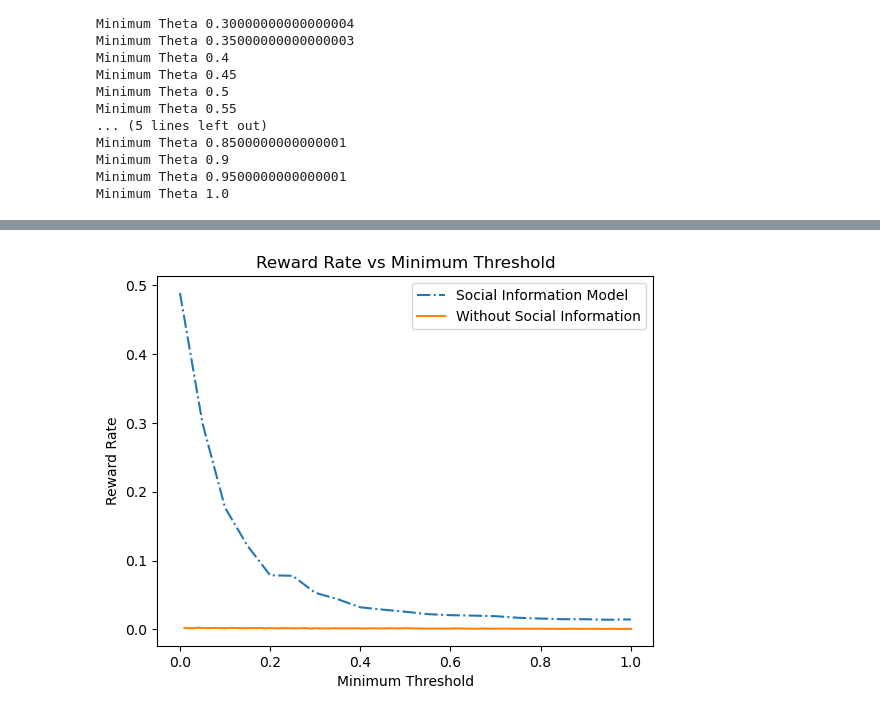
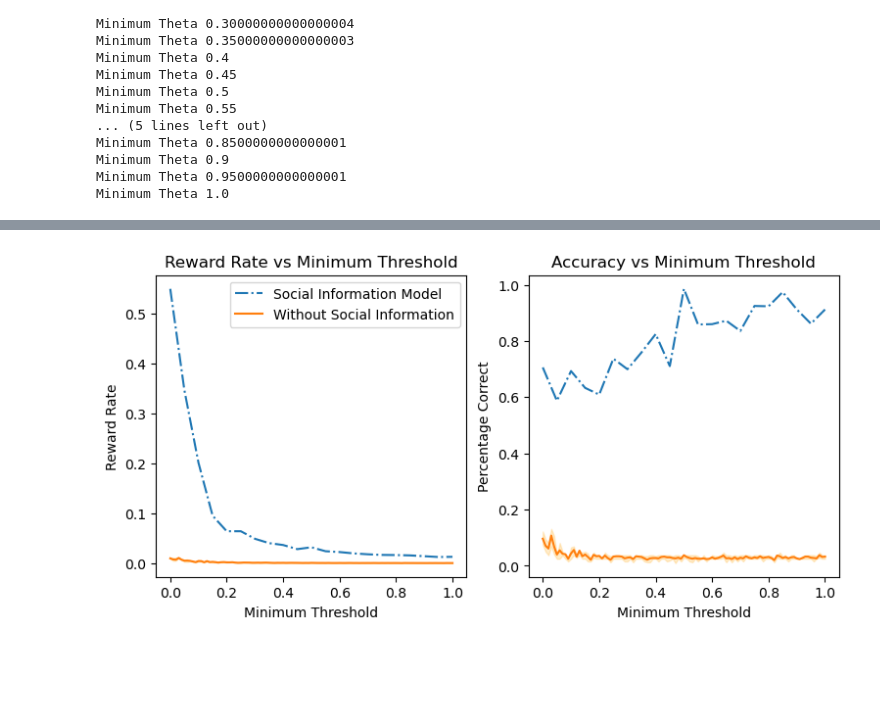
Before and after one commit to fcseidl/social-net-consensus, a Jupyter notebook: LCMValidation.ipynb, the cells around one changed output, grey strips where cells are left out. Saved outputs shown, nothing was run; the diff lists cells and outputs as text; code cells hidden in the pictures; blank space fills up the shorter version.

Commit message:
Add files via upload
Final Sims and stuff

```diff
--- a/LCMValidation.ipynb
+++ b/LCMValidation.ipynb
@@ -242,7 +249,7 @@ def ModelFeatures2(yvals,Adj,fk,k,pk,th,num):
             fkick = np.zeros(num)
 
         tn = sum(Adj[:,j])
-        stuff += [[B@th/count if count != 0 else 0,Adj[:,j]@diff,C@th/tn,k@Adj[:,j],min(th)]]
+        stuff += [[(B@th/count) if count != 0 else 0,Adj[:,j]@diff,(C@th/tn) if tn != 0 else 0,k@Adj[:,j],min(th)]]
     return stuff
 
 def RR(yvec,correct,tstop): #Calculating the reward rate of the given population (accuracy/total time to decide)
@@ -314,22 +370,30 @@ logreg = SocialLC(df,['Aggregate','NewDecision','AggregateTot','TotDec','THMin']
 # %%
 rewards = []
+r25 = []
+r75 = []
 accuracy = []
+acc25 = []
+acc75 = []
 Xtest = []
 ytest = []
 for i in np.arange(0,1.01,0.05):
-    thresh = np.array([np.random.uniform(i,0.9) for j in range(n)])
+    thresh = np.array([np.random.uniform(i,1) for j in range(n)])
     rr = []
     acc = []
     for _ in range(100):
         true = np.random.choice([-1,1])
-        training5,ysim5,tstop5 = sim(np.zeros((100, int(1/0.001))),A,thresh,true,10,100,1,0.001,ModelFeatures2,True,80,1000,model = logreg)
+        training5,ysim5,tstop5 = sim(np.zeros((100, int(1/0.001))),A,thresh,true,100,1,0.001,ModelFeatures2,80,True,1000,model = logreg)
         Xtest += [training5]
         ytest += [len(training5)*[true]]
         acc += [list(ysim5[:,tstop5]).count(true)/len(ysim5)]
         rr += [RR(ysim5[:,tstop5],true,tstop5)]
         #print(f'Minimum Theta {i}, sim accuracy: {list(ysim5[:,tstop5]).count(true)/len(ysim5)}')
     rewards += [sum(rr)/len(rr)]
+    r25 += [np.percentile(rr,25)]
+    r75 += [np.percentile(rr,75)]
     accuracy += [sum(acc)/len(acc)]
+    acc25 += [np.percentile(acc,25)]
+    acc75 += [np.percentile(acc,75)]
     print(f'Minimum Theta {i}')
 # %% [output]
 Minimum Theta 0.0
@@ -350,10 +414,7 @@ Minimum Theta 0.9
 Minimum Theta 0.9500000000000001
 Minimum Theta 1.0
 # %%
-plt.plot(np.arange(0,1.05,0.05),[100*a/80 for a in accuracy],'-.',label = 'Social Information Model')
-plt.plot(np.arange(0.01,1.01,0.01),[100*(trainacc[i]+trainacc[i+1])/(2*80) for i in range(0,len(trainacc),2)],label = 'Without Social Information')
-plt.xlabel('Minimum Threshold')
-plt.ylabel('Percentage')
-plt.title('Accuracy vs Minimum Threshold')
-plt.legend()
-plt.show()
+per25rr = [np.percentile(trainRR[i:10+i],25) for i in range(0,len(trainRR),10)]
+per75rr = [np.percentile(trainRR[i:10+i],75) for i in range(0,len(trainRR),10)]
+per25acc = [np.percentile([100*j/80 for j in trainacc[i:10+i]],25) for i in range(0,len(trainacc),10)]
+per75acc = [np.percentile([100*j/80 for j in trainacc[i:10+i]],75) for i in range(0,len(trainacc),10)]
@@ -362,10 +421,25 @@ plt.show()
 # %%
+plt.figure(figsize = (9,4))
+plt.subplot(1, 2, 1)
 plt.plot(np.arange(0,1.05,0.05),rewards,'-.',label = 'Social Information Model')
-plt.plot(np.arange(0.01,1.01,0.01),[(trainRR[i]+trainRR[i+1])/2 for i in range(0,len(trainRR),2)],label = 'Without Social Information')
+#plt.fill_between(np.arange(0.0,1.05,0.05),r25,r75,color = 'blue',alpha=.2)
+plt.plot(np.arange(0.0,1.01,0.01),[sum(trainRR[i:i+10])/10 for i in range(0,len(trainRR),10)],label = 'Without Social Information')
+plt.fill_between(np.arange(0.0,1.01,0.01),per25rr,per75rr,color = 'orange',alpha=.2)
 plt.xlabel('Minimum Threshold')
 plt.ylabel('Reward Rate')
 plt.title('Reward Rate vs Minimum Threshold')
 plt.legend()
+
+plt.subplot(1, 2, 2)
+plt.plot(np.arange(0,1.05,0.05),[100*a/80 for a in accuracy],'-.',label = 'Social Information Model')
+#plt.fill_between(np.arange(0.0,1.05,0.05),acc25,acc75,color = 'blue',alpha=.2)
+plt.plot(np.arange(0.0,1.01,0.01),[100*(sum(trainacc[i:i+10])/10)/80 for i in range(0,len(trainacc),10)],label = 'Without Social Information')
+plt.fill_between(np.arange(0.0,1.01,0.01),per25acc,per75acc,color = 'orange',alpha=.2)
+plt.xlabel('Minimum Threshold')
+plt.ylabel('Percentage Correct')
+plt.title('Accuracy vs Minimum Threshold')
+
+
 plt.show()
 # %% [output]
-[figure, old version]
+[figure, new version]
```
Also changed, not shown: parts of 24 cells of this notebook.
